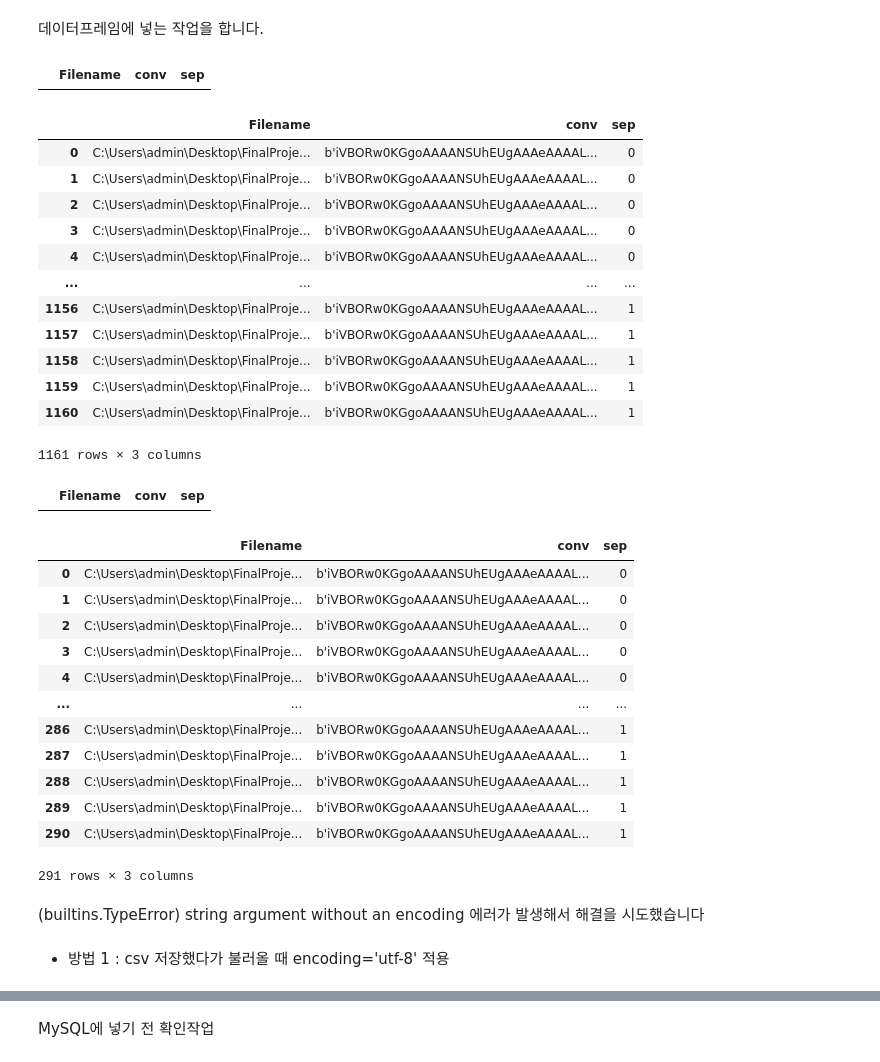
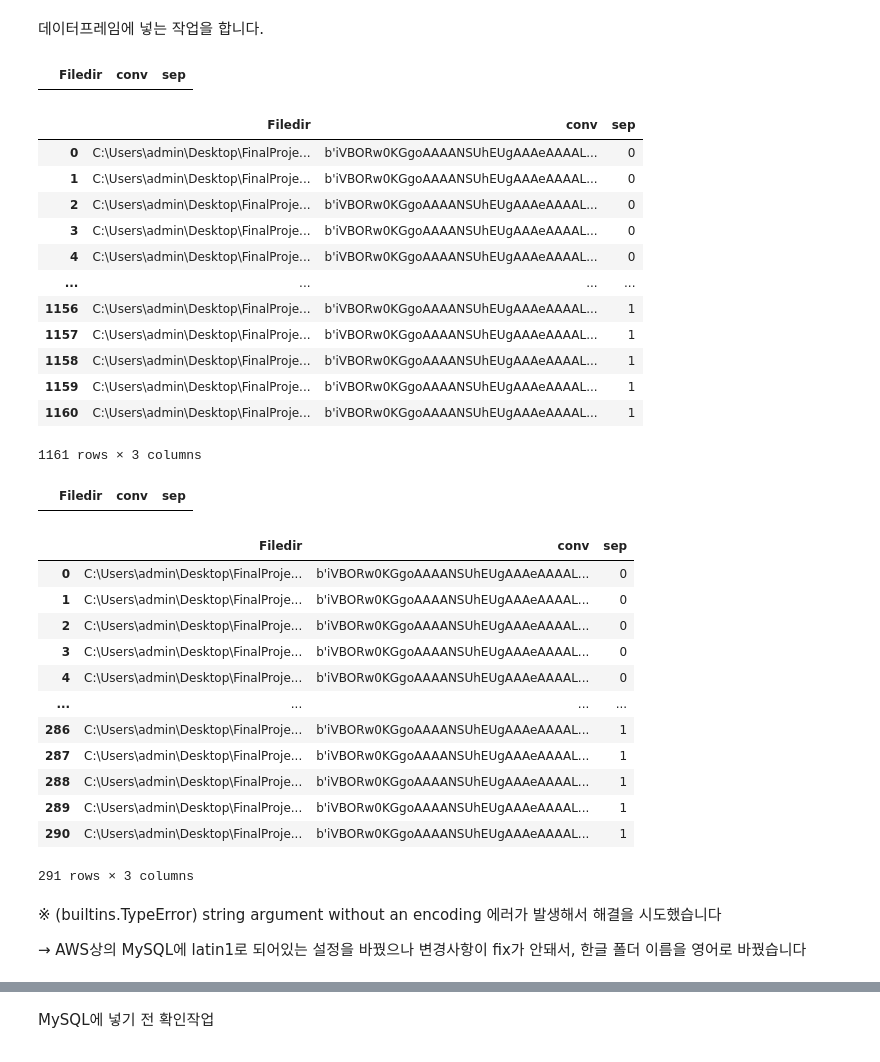
Before and after one commit to och5351/Bigdata_busan, a Jupyter notebook: hng/sixdogma_img_input.ipynb, the cells around one changed output, grey strips where cells are left out. Cells and saved outputs as stored; diff of their text form; code cells hidden in the pictures.

Commit message:
[DEG] SQL에 이미지 삽입 마무리 (수정 10/27)

```diff
--- a/hng/sixdogma_img_input.ipynb
+++ b/hng/sixdogma_img_input.ipynb
@@ -121,10 +121,10 @@ for i, x in enumerate(test_img_list):
 # %%
 # 3. train_binary_img 리스트 → DataFrame에 넣기
 # 3-1. 빈 데이터프레임 생성
 # 파일명(Filename) | binary(conv) | 불량정상여부(sep) 형식으로 넣기
-train_img_df = pd.DataFrame(columns=['Filename', 'conv', 'sep'])
+train_img_df = pd.DataFrame(columns=['Filedir', 'conv', 'sep'])
 train_img_df
 # %% [output]
-|  | Filename | conv | sep |
+|  | Filedir | conv | sep |
 # %%
 # 3-2. 데이터프레임에 데이터 집어넣기 (1)
@@ -134,12 +134,12 @@ train_img_df['conv'] = train_binary_img
 # 3-3. 데이터프레임에 데이터 집어넣기 (2)
 # 불량 0 | 양품 1
 def qualitysep1(tmp):
-    if '불량' in tmp:
+    if 'bad' in tmp:
         return 0
     else:
         return 1
 
-train_img_df['sep'] = train_img_df['Filename'].apply(qualitysep1)
+train_img_df['sep'] = train_img_df['Filedir'].apply(qualitysep1)
 train_img_df
 # %% [output]
-|  | Filename | conv | sep |
+|  | Filedir | conv | sep |
@@ -159,9 +159,9 @@ train_img_df
 # 4. test_binary_img 리스트 → DataFrame에 넣기
 # 4-1. 빈 데이터프레임 생성
 # 파일명(Filename) | binary(conv) | 불량정상여부(sep) 형식으로 넣기
-test_img_df = pd.DataFrame(columns=['Filename', 'conv', 'sep'])
+test_img_df = pd.DataFrame(columns=['Filedir', 'conv', 'sep'])
 test_img_df
 # %% [output]
-|  | Filename | conv | sep |
+|  | Filedir | conv | sep |
 # %%
 # 4-2. 데이터프레임에 데이터 집어넣기 (1)
@@ -171,12 +171,12 @@ test_img_df['conv'] = test_binary_img
 # 4-3. 데이터프레임에 데이터 집어넣기 (2)
 # 불량 0 | 양품 1
 def qualitysep2(tmp):
-    if '불량' in tmp:
+    if 'bad' in tmp:
         return 0
     else:
         return 1
 
-test_img_df['sep'] = test_img_df['Filename'].apply(qualitysep2)
+test_img_df['sep'] = test_img_df['Filedir'].apply(qualitysep2)
 test_img_df
 # %% [output]
-|  | Filename | conv | sep |
+|  | Filedir | conv | sep |
@@ -194,5 +194,5 @@ test_img_df
 291 rows × 3 columns
 # %% [markdown]
-(builtins.TypeError) string argument without an encoding 에러가 발생해서 해결을 시도했습니다
+※ (builtins.TypeError) string argument without an encoding 에러가 발생해서 해결을 시도했습니다
+
+→ AWS상의 MySQL에 latin1로 되어있는 설정을 바꿨으나 변경사항이 fix가 안돼서, 한글 폴더 이름을 영어로 바꿨습니다
-# %% [markdown]
-- 방법 1 : csv 저장했다가 불러올 때 encoding='utf-8' 적용
```
Also changed, not shown: parts of 21 cells of this notebook, 1 other file.
